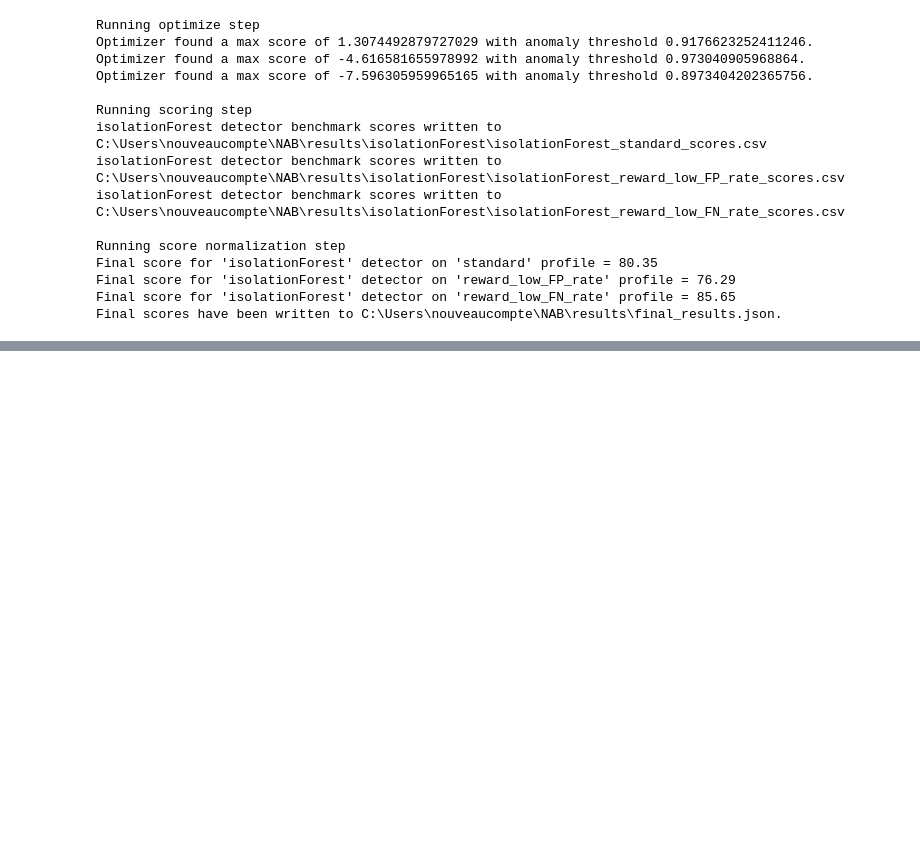
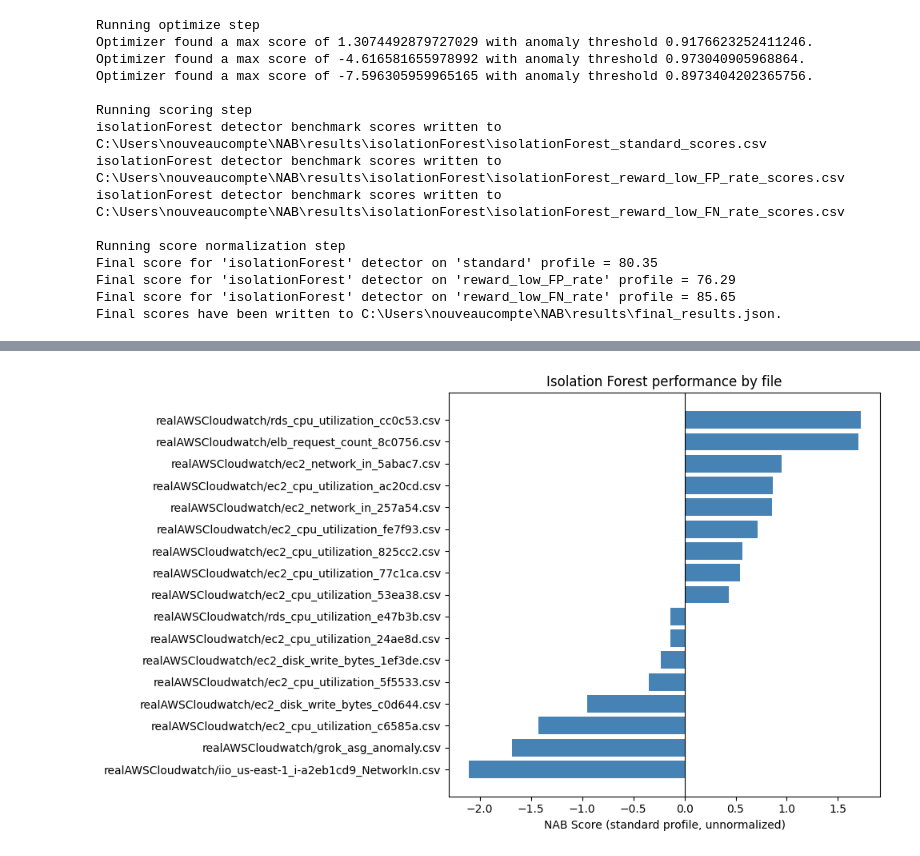
Before and after one commit to Manal-Ghita/Nab-Anomaly-Detection, a Jupyter notebook: notebooks/02_isolation_forest_baseline.ipynb, the cells around one changed output, grey strips where cells are left out. Drawn from its saved outputs; the diff is of its cells as text; code cells hidden in the pictures; blank space fills up the shorter version.

```diff
--- a/notebooks/02_isolation_forest_baseline.ipynb
+++ b/notebooks/02_isolation_forest_baseline.ipynb
@@ -382,3 +382,12 @@ Final score for 'isolationForest' detector on 'standard' profile = 80.35
 Final score for 'isolationForest' detector on 'reward_low_FP_rate' profile = 76.29
 Final score for 'isolationForest' detector on 'reward_low_FN_rate' profile = 85.65
 Final scores have been written to C:\Users\nouveaucompte\NAB\results\final_results.json.
+# %%
+import pandas as pd
+
+scores_path = NAB_PATH / "results" / "isolationForest" / "isolationForest_standard_scores.csv"
+scores_df = pd.read_csv(scores_path)
+
+per_file_scores = scores_df[scores_df["File"].notna()].copy()
+per_file_scores = per_file_scores.sort_values("Score")
+per_file_scores[["File", "Score", "TP", "FP", "FN", "TN"]]
@@ -384,0 +413,12 @@ Final scores have been written to C:\Users\nouveaucompte\NAB\results\final_resul
+# %%
+import matplotlib.pyplot as plt
+
+fig, ax = plt.subplots(figsize=(10, 6))
+ax.barh(per_file_scores["File"], per_file_scores["Score"], color="steelblue")
+ax.set_xlabel("NAB Score (standard profile, unnormalized)")
+ax.set_title("Isolation Forest performance by file")
+ax.axvline(0, color="black", linewidth=0.8)
+plt.tight_layout()
+plt.show()
+# %% [output]
+[figure, added]
```
Also changed, not shown: parts of 1 cell of this notebook.
